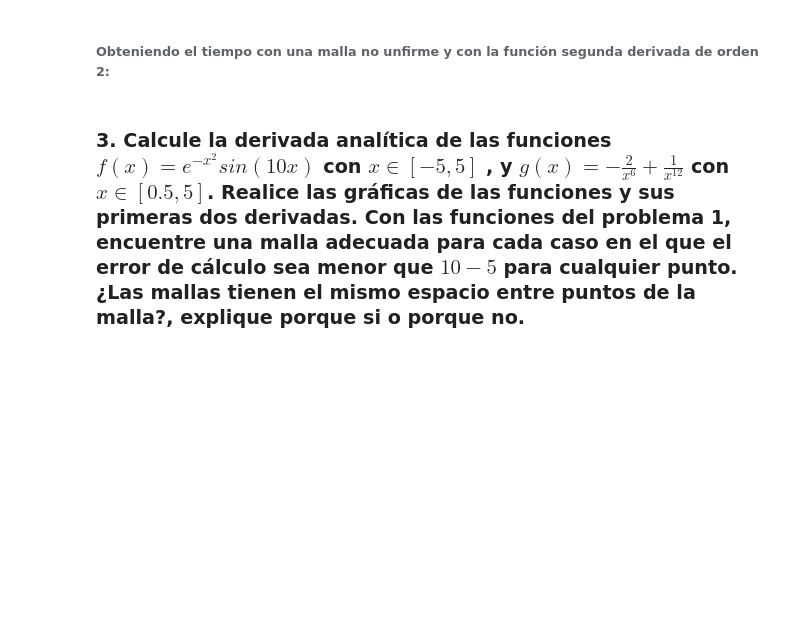
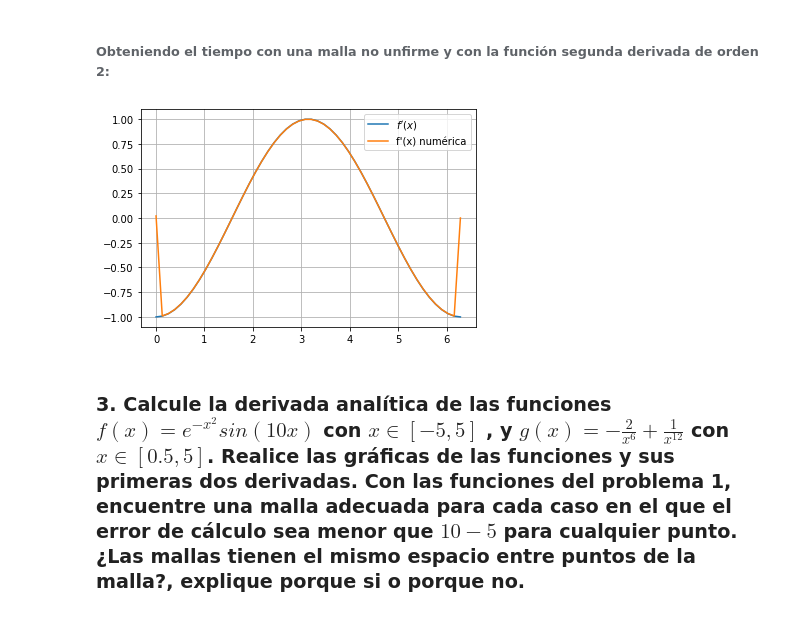
Before and after one commit to marthaaquino/Fisica-computacional, a Jupyter notebook: Tarea1.ipynb, the cells around one changed output. Saved outputs shown, nothing was run; the diff lists cells and outputs as text; code cells hidden in the pictures; blank space fills up the shorter version.

```diff
--- a/Tarea1.ipynb
+++ b/Tarea1.ipynb
@@ -259,37 +230,39 @@ Error con h3 = 3.1415578301008904e-06
 # %%
 ##Definimos la segunda derivada para una función f y cuya malla no es uniforme.
 def deriv2(f,x):
     f_prima2 = zeros(len(f))
 
     for i in range (len(f)-1):
-        #h[i]=x[i+1]-x[i]#h2
-        #g[i]=x[i]-x[i-1]#h1
-        f_prima2[i]=2*(((x[i+1]-x[i])*f[i-1])+((x[i]-x[i-1])*f[i+1])-(f[i]*(x[i+1]-x[i]+x[i]-x[i-1])))/((x[i+1]-x[i])*(x[i]-x[i-1])*(x[i]-x[i-1])**2+(x[i]-x[i-1])*(x[i+1]-x[i])**2)
-    # calcular el ultimo punto
+        h1=x[i]-x[i-1]
+        h2=x[i+1]-x[i]
+        f_prima2[i]=(2/((h2*h1*h1)+(h1*h2*h2)))*(h2*f[i-1]+h1*f[i+1]-f[i]*(h1+h2))
+    # Obteniendo la derivada en las fronteras
         #h1=x[2]-x[1]
         #h2=x[3]-x[2]
 
         #h11=x[-1]-x[-2]
         #h22=x[0]-x[-1]
         #f_prima2[1] = h2*(f[2]-f[1] )/(h1*h2-h1*h1)- h1*(f[3]-f[1])/(h2*h2-h2*h1)
        # f_prima[-1]=-(h11*(f[-2]-f[-1])/(h22*h11-h22*h22))+(h22*(f[-3]-f[-1])/(h11*h11-h22*h11))
        # f_prima[-1]=-(h11*(f[-2]-f[-1])/(h22*h11-h22*h22))+(h22*(f[-3]-f[-1])/(h11*h11-h22*h11))### revisar
     return f_prima2
 
 ##Definimos una función f para transformar cualquier malla uniforme a una no uniforme.
 def f(x):
     return x#**(1/2)
 ###Escogemos la malla
 x = np.linspace(0, 2*pi, 50) #2*np.pi*f(np.linspace(0, 1, 50, endpoint=False))
 ##Escogemos la funcion f a la cual le aplicaremos la primera derivada
 y = cos(x)
 y_deriv2 = -cos(x)
 y_num_deriv = deriv2(y,x)
 #plot(x,y,label="$f(x)$")
 plot(x,y_deriv2,label="$f'(x)$")
 plot(x,y_num_deriv,label="f'(x) numérica")
 legend(),grid()
 show()
+# %% [output]
+[figure, added]
 # %%
 #Obtenemos el tiempo de la función
 %timeit (deriv2(y,x))
```
Also changed, not shown: parts of 5 cells of this notebook.
